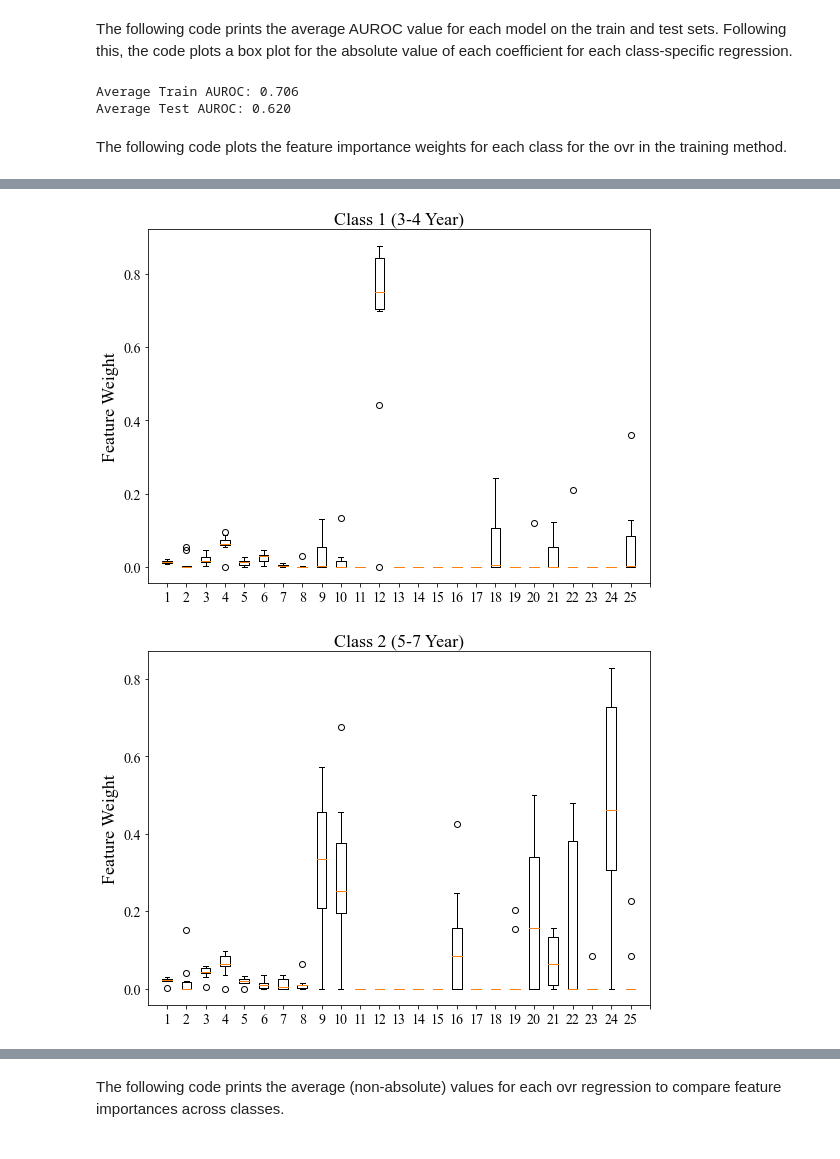
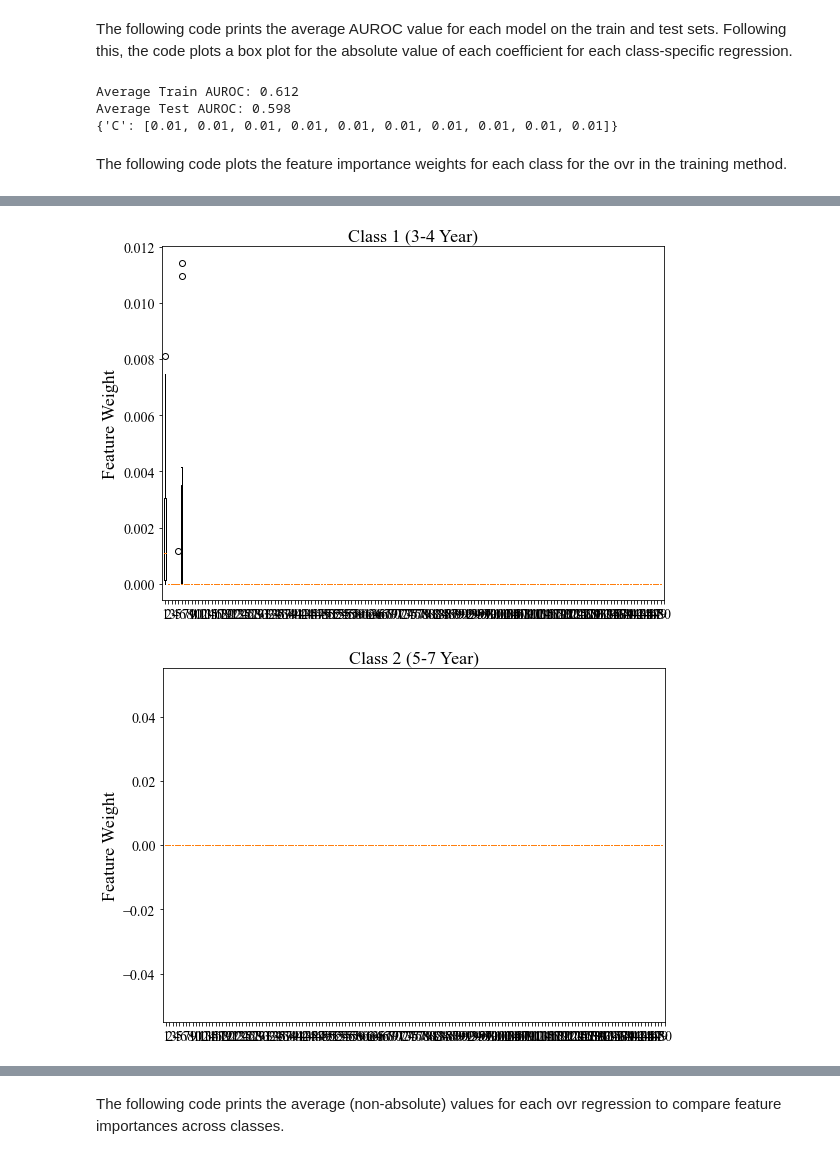
Before and after one commit to jwilliamson7/CoachingProject, a Jupyter notebook: Williamson-Jon-CoachTenureModels-v2.ipynb, the cells around one changed output, grey strips where cells are left out. Saved outputs shown, nothing was run; the diff lists cells and outputs as text; code cells hidden in the pictures.

Commit message:
Interim results

```diff
--- a/Williamson-Jon-CoachTenureModels-v2.ipynb
+++ b/Williamson-Jon-CoachTenureModels-v2.ipynb
@@ -15,7 +15,9 @@ from sklearn.model_selection import train_test_split
 # %% [markdown]
 Reading the data:
 # %%
-df = pd.read_csv('master_data.csv', index_col=0)
+df = pd.read_csv('master_data4.csv', index_col=0)
+df.fillna(0, inplace=True)
+#df = df[df["Year"] >= 2000]
 df.head(5)
 # %% [output]
 |  | Coach Name | Year | Feature 1 | Feature 2 | Feature 3 | Feature 4 | Feature 5 | Feature 6 | Feature 7 | ... |
@@ -283,7 +289,8 @@ from sklearn.metrics import roc_auc_score
 The following code performs cross-validation to automatically detect hyperparameters to find the best model for each split. The `LassoCV` uses an internal 5-fold cross-validation to select the best $\alpha$ for regularization. The code runs an external 10-fold cross-validation to cross-validate the results. Note that there is still held out data from the original set.
 # %%
 log_param_dict = {
-    "C":     [.0001, .001, .01, .1, 1, 10, 100, 1000, 10000]
+    #"C":     [.0001, .001, .01, .1, 1, 10, 100, 1000, 10000]
+    "C":     [.01]
 }
 
 log_best_params_dict = {key: [] for key in log_param_dict.keys()}
@@ -293,8 +300,7 @@ log_result_dict = {     'train_score':  [],
                         'coef_':        {
                             0: [],
                             1: [],
-                            2: [],
-                            3: []
+                            2: []
                         }
 }
 
@@ -326,7 +332,6 @@ for train_index, test_index in skf.split(X_train, y_train):
     log_result_dict['coef_'][0].append(best_model.coef_[0])
     log_result_dict['coef_'][1].append(best_model.coef_[1])
     log_result_dict['coef_'][2].append(best_model.coef_[2])
-    log_result_dict['coef_'][3].append(best_model.coef_[3])
 
     log_result_dict['test_score'].append(roc_auc_score(y_test_, best_model.predict_proba(X_test__), average='macro', multi_class='ovr'))
     log_result_dict['train_score'].append(roc_auc_score(y_train_, best_model.predict_proba(X_train__), average='macro', multi_class='ovr'))
@@ -352,9 +359,11 @@ Fitting 5 folds for each of 9 candidates, totalling 45 fits
 The following code prints the average AUROC value for each model on the train and test sets. Following this, the code plots a box plot for the absolute value of each coefficient for each class-specific regression.
 # %%
 print('Average Train AUROC: {:.3f}\nAverage Test AUROC: {:.3f}'.format(np.mean(log_result_dict['train_score']), np.mean(log_result_dict['test_score'])))
+print(log_best_params_dict)
 # %% [output]
-Average Train AUROC: 0.706
-Average Test AUROC: 0.620
+Average Train AUROC: 0.612
+Average Test AUROC: 0.598
+{'C': [0.01, 0.01, 0.01, 0.01, 0.01, 0.01, 0.01, 0.01, 0.01, 0.01]}
 # %% [markdown]
 The following code plots the feature importance weights for each class for the ovr in the training method.
 # %%
@@ -373,5 +382,4 @@ def plot_coef(coef_list_dict, title):
 plot_coef(log_result_dict['coef_'][0], 'Class 0 (1-2 Year)')
 plot_coef(log_result_dict['coef_'][1], 'Class 1 (3-4 Year)')
 plot_coef(log_result_dict['coef_'][2], 'Class 2 (5-7 Year)')
-plot_coef(log_result_dict['coef_'][3], 'Class 3 (8+ Year)')
 # %% [output]
@@ -379,2 +387,2 @@ plot_coef(log_result_dict['coef_'][3], 'Class 3 (8+ Year)')
-[figure, old version]
+[figure, new version]
-[figure, old version]
+[figure, new version]
```
Also changed, not shown: parts of 31 cells of this notebook, 1 other file.
